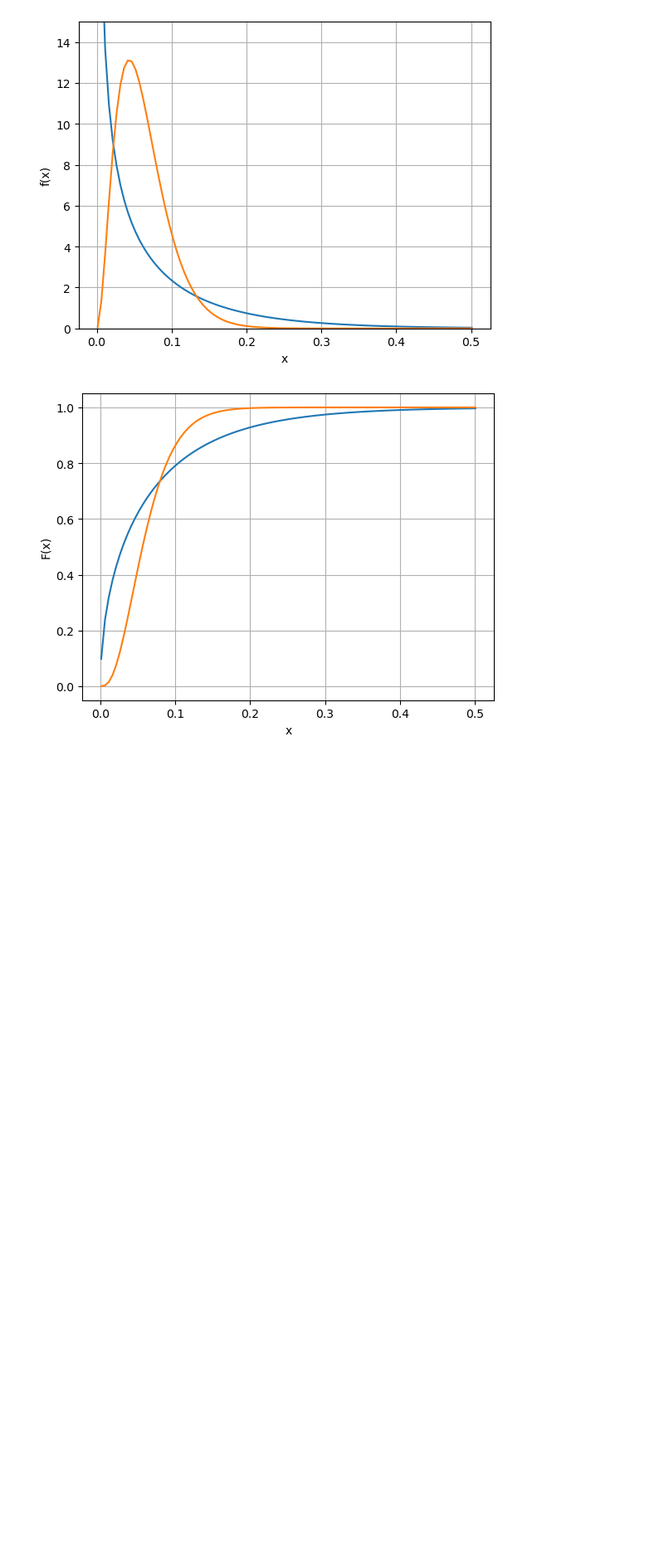
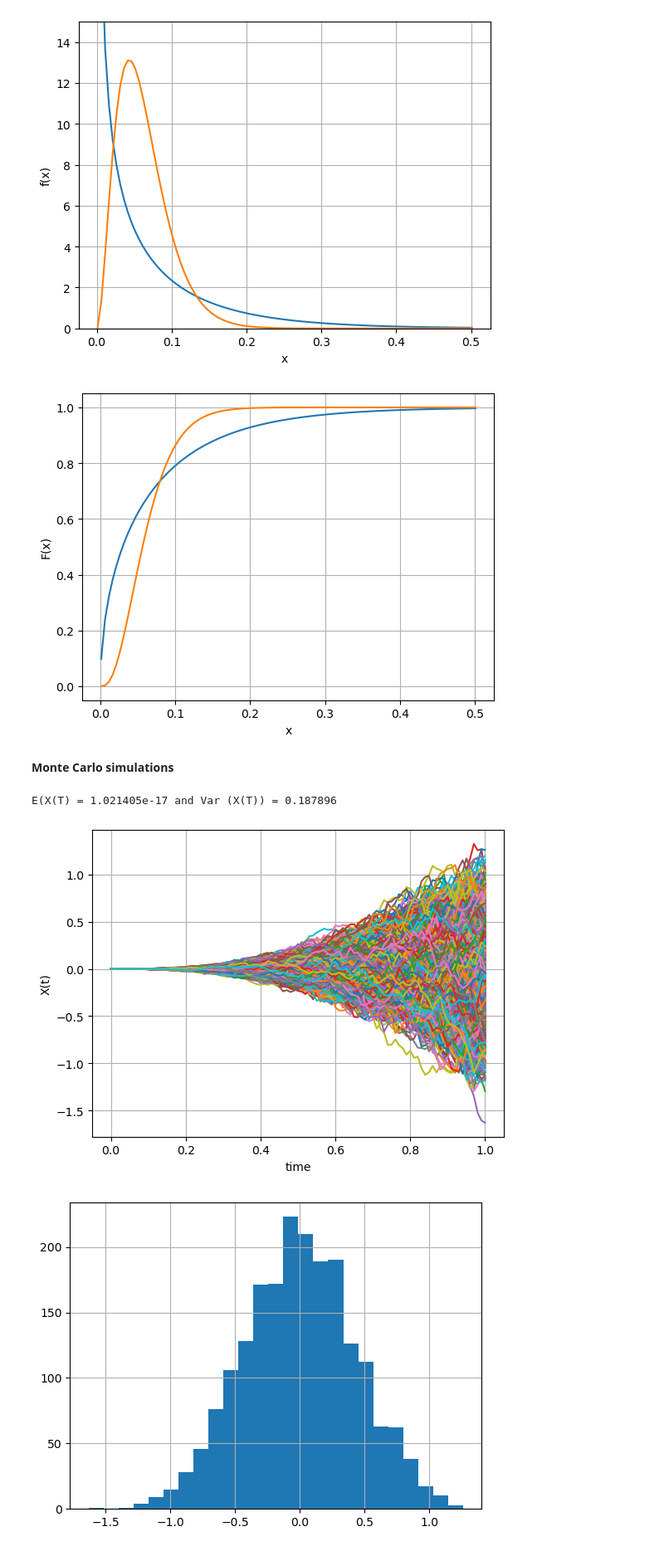
Before and after one commit to AleksandrMorozov123/Financial-modelling-in-Python-and-R, a Jupyter notebook: python-mathematical-modeling.ipynb, the cells around one changed output. Shown at 83% size. Drawn from its saved outputs; the diff is of its cells as text; code cells hidden in the pictures; blank space fills up the shorter version.

```diff
--- a/python-mathematical-modeling.ipynb
+++ b/python-mathematical-modeling.ipynb
@@ -1177,3 +1177,48 @@ Feller condition, q_F is equal to -0.50
 -0.499278961704855
 [figure]
 [figure]
+# %% [markdown]
+**Monte Carlo simulations**
+# %%
+import numpy as np
+import matplotlib.pyplot as plt
+
+# simulate paths for dX(t) = t^2 dW(t) with X(t_0) = 0
+def GenerateMonteCarloPaths (NoOfPaths, NoOfSteps, T, g):
+    Z = np.random.normal (0.0, 1.0, [NoOfPaths, NoOfSteps])
+    X = np.zeros ([NoOfPaths, NoOfSteps + 1])
+    dt = T / float (NoOfSteps)
+    t = 0
+    for i in range (0, NoOfSteps):
+        # making sure that samples from a normal have mean 0 and variance 1
+        if NoOfPaths > 1:
+            Z [:, i] = (Z[:, i] - np.mean (Z[:, i])) / np.std (Z[:, i])
+            X [:, i + 1] = X [:, i] + g(t) * np.power (dt, 0.5) * Z [:, i]
+            t = t + dt
+    return X
+
+def mainCalculation ():
+    NoOfPaths = 2000
+    NoOfSteps = 100
+    T = 1
+    g = lambda t:t*t
+    X = GenerateMonteCarloPaths (NoOfPaths, NoOfSteps, T, g)
+
+    EX_T = np.mean (X [:, -1])
+    VarX_T = np.var (X[:, -1])
+    print ("E(X(T) = {0:4e} and Var (X(T)) = {1:4f}".format (EX_T, VarX_T))
+    plt.figure (1)
+    plt.plot (np.linspace (0, T, NoOfSteps + 1), np.transpose (X))
+    plt.grid ()
+    plt.xlabel ("time")
+    plt.ylabel ("X(t)")
+
+    plt.figure (2)
+    plt.grid ()
+    plt.hist (X[:, -1], 25)
+
+mainCalculation ()
+# %% [output]
+E(X(T) = 1.021405e-17 and Var (X(T)) = 0.187896
+[figure, added]
+[figure, added]
```
Also changed, not shown: parts of 1 cell of this notebook.
